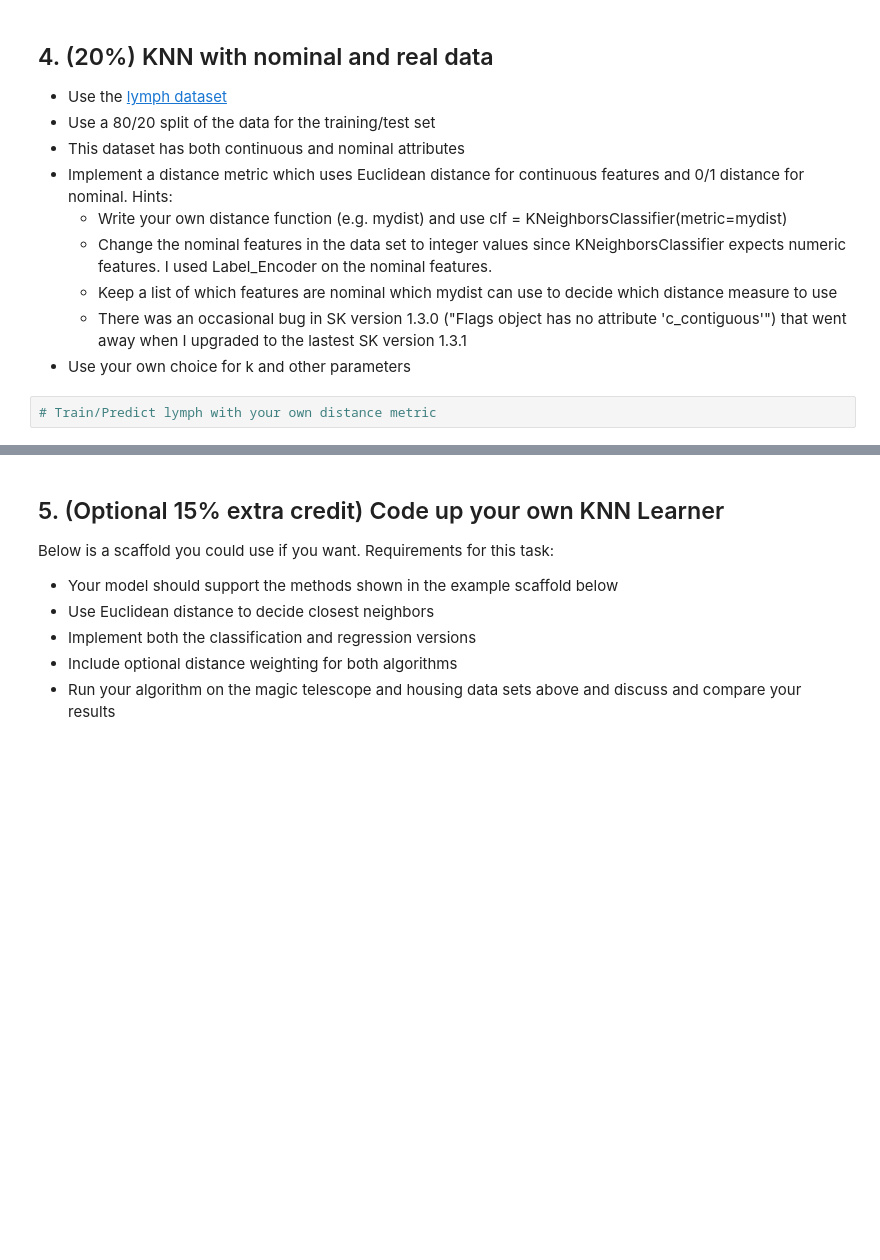
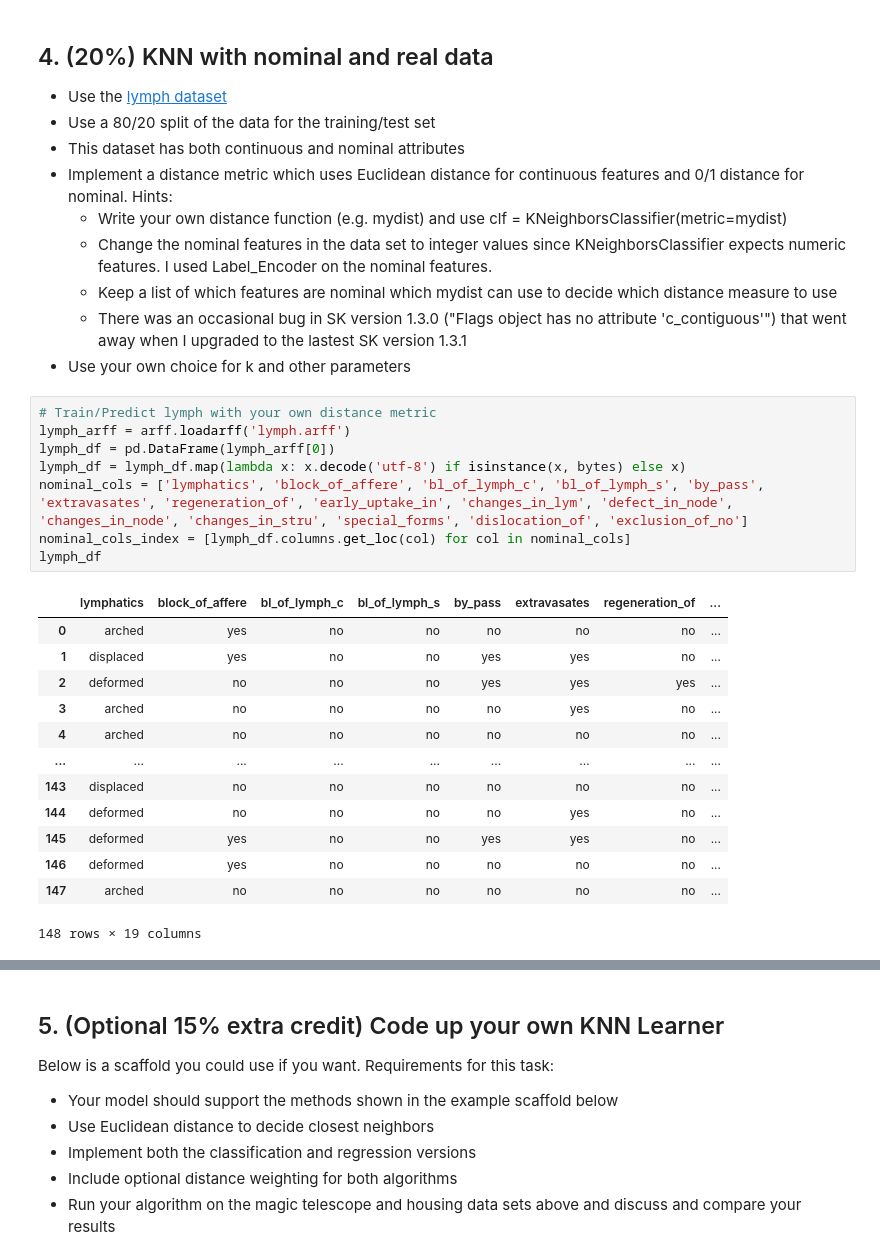
Before and after one commit to henderj/cs270-labs, a Jupyter notebook: knn/KNN Lab.ipynb, the cells around one changed output, grey strips where cells are left out. Drawn from its saved outputs; the diff is of its cells as text; blank space fills up the shorter version.

```diff
--- a/knn/KNN Lab.ipynb
+++ b/knn/KNN Lab.ipynb
@@ -480,5 +480,25 @@ The graph shows a big drop in MAE between k=1 and k=2. This makes sense because
     - Keep a list of which features are nominal which mydist can use to decide which distance measure to use
     - There was an occasional bug in SK version 1.3.0 ("Flags object has no attribute 'c_contiguous'") that went away when I upgraded to the lastest SK version 1.3.1
 - Use your own choice for k and other parameters
-# %%
-# Train/Predict lymph with your own distance metric
+# %%
+# Train/Predict lymph with your own distance metric
+lymph_arff = arff.loadarff('lymph.arff')
+lymph_df = pd.DataFrame(lymph_arff[0])
+lymph_df = lymph_df.map(lambda x: x.decode('utf-8') if isinstance(x, bytes) else x)
+nominal_cols = ['lymphatics', 'block_of_affere', 'bl_of_lymph_c', 'bl_of_lymph_s', 'by_pass', 'extravasates', 'regeneration_of', 'early_uptake_in', 'changes_in_lym', 'defect_in_node', 'changes_in_node', 'changes_in_stru', 'special_forms', 'dislocation_of', 'exclusion_of_no']
+nominal_cols_index = [lymph_df.columns.get_loc(col) for col in nominal_cols]
+lymph_df
+# %% [output]
+|  | lymphatics | block_of_affere | bl_of_lymph_c | bl_of_lymph_s | by_pass | extravasates | regeneration_of | ... |
+| 0 | arched | yes | no | no | no | no | no | ... |
+| 1 | displaced | yes | no | no | yes | yes | no | ... |
+| 2 | deformed | no | no | no | yes | yes | yes | ... |
+| 3 | arched | no | no | no | no | yes | no | ... |
+| 4 | arched | no | no | no | no | no | no | ... |
+| ... | ... | ... | ... | ... | ... | ... | ... | ... |
+| 143 | displaced | no | no | no | no | no | no | ... |
+| 144 | deformed | no | no | no | no | yes | no | ... |
+| 145 | deformed | yes | no | no | yes | yes | no | ... |
+| 146 | deformed | yes | no | no | no | no | no | ... |
+| 147 | arched | no | no | no | no | no | no | ... |
+148 rows × 19 columns
```
Also changed, not shown: parts of 5 cells of this notebook.
